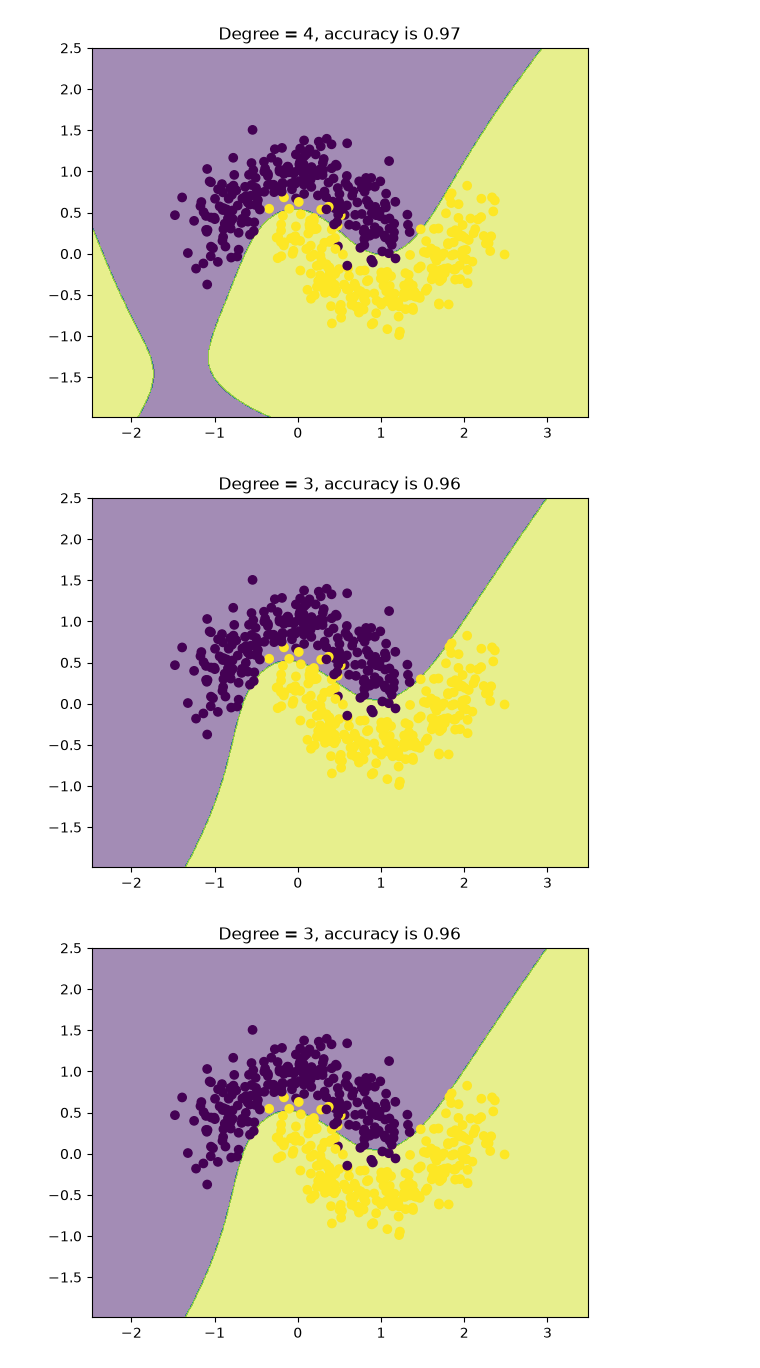
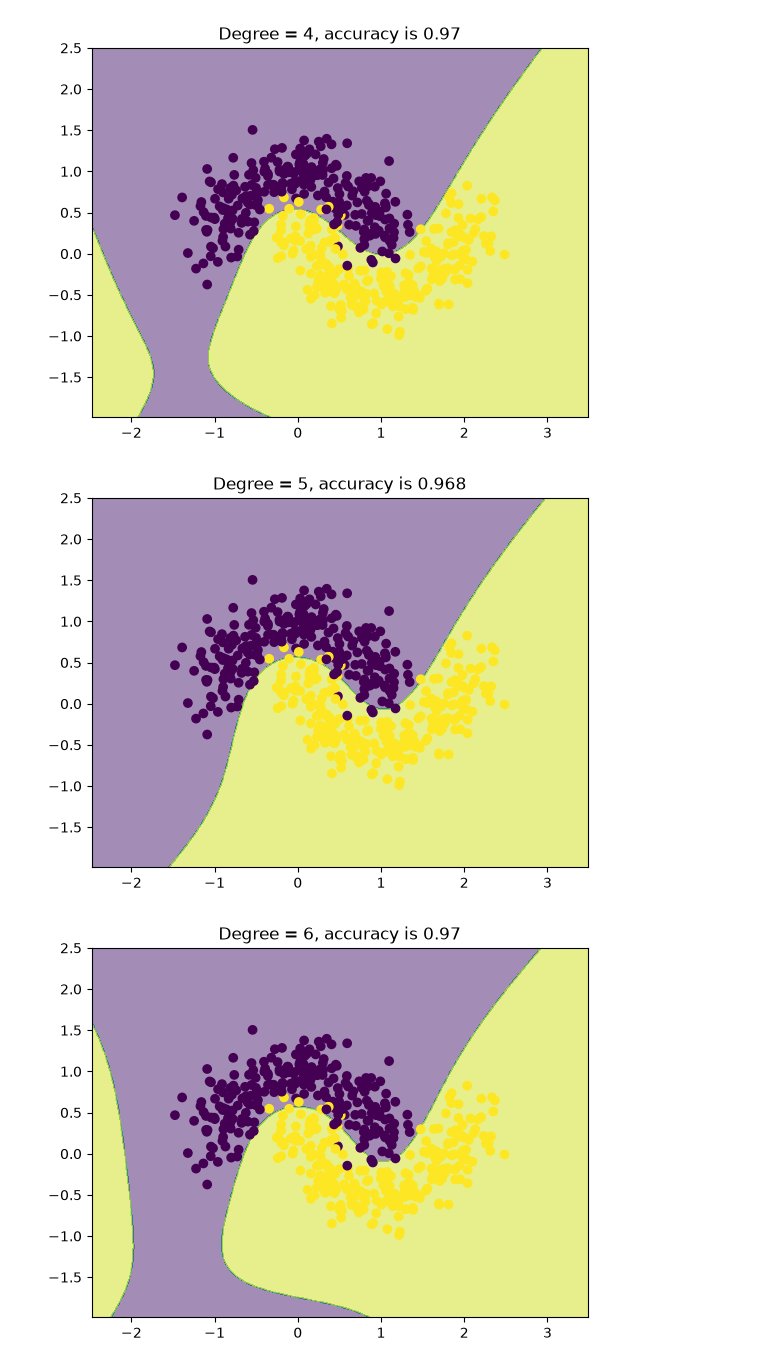
Before and after one commit to kashu9313161/machine_learning, a Jupyter notebook: notebooks/Logistic_Regression/Polynomial-logistic-regression.ipynb, the cells around one changed output. Cells and saved outputs as stored; diff of their text form; code cells hidden in the pictures.

```diff
--- a/notebooks/Logistic_Regression/Polynomial-logistic-regression.ipynb
+++ b/notebooks/Logistic_Regression/Polynomial-logistic-regression.ipynb
@@ -106,10 +106,10 @@ plot_decision_boundary(X,y,degree=4)
 # %% [output]
 [figure]
 # %%
-plot_decision_boundary(X,y,degree=3)
+plot_decision_boundary(X,y,degree=5)
 # %% [output]
-[figure, old version]
+[figure, new version]
 # %%
-plot_decision_boundary(X,y,degree=3)
+plot_decision_boundary(X,y,degree=6)
 # %% [output]
-[figure, old version]
+[figure, new version]
```
Also changed, not shown: parts of 1 cell of this notebook, 1 other file.
